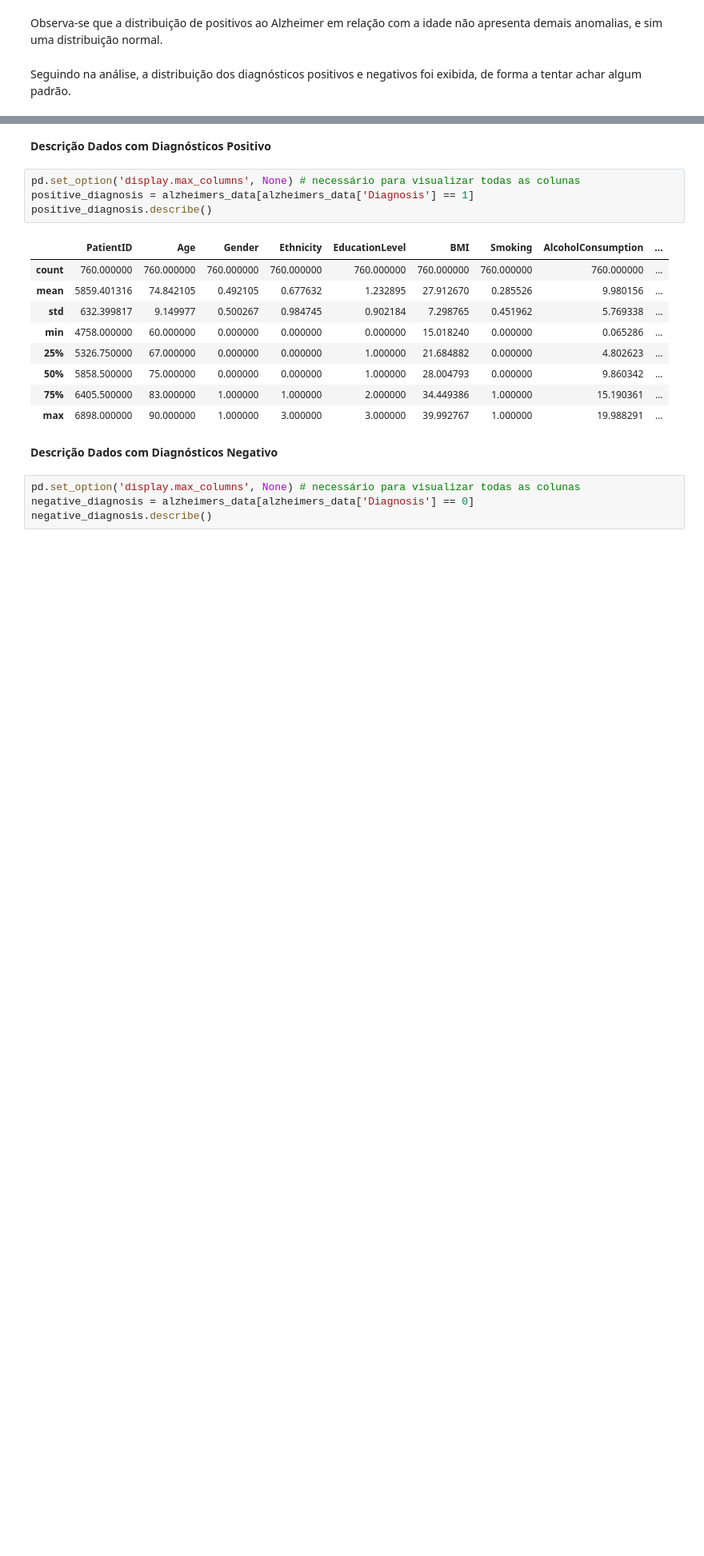
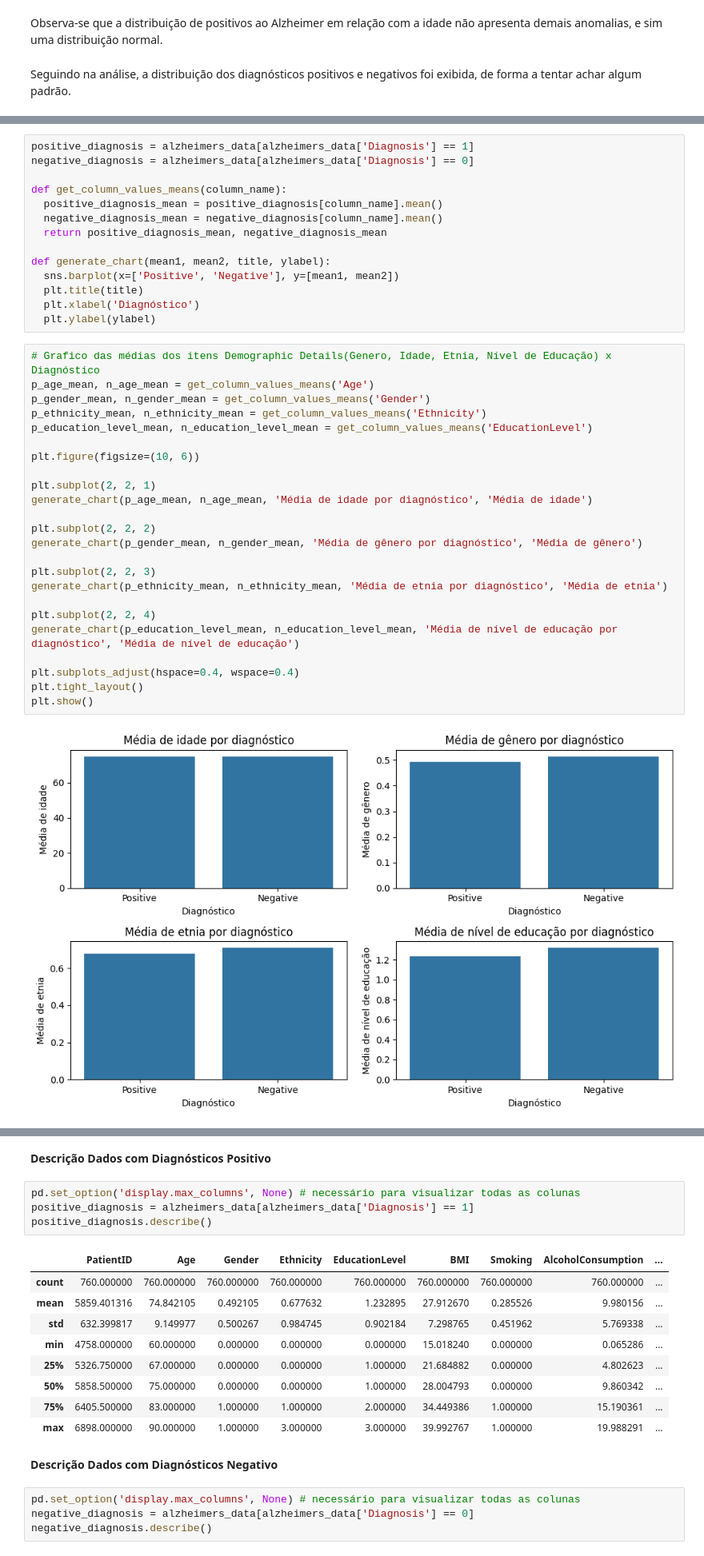
Before and after one commit to RafaelHKlauck/ciencia-de-dados, a Jupyter notebook: trabalhoGA/alzheimers_disease.ipynb, the cells around one changed output, grey strips where cells are left out. Shown at 80% size. Drawn from its saved outputs; the diff is of its cells as text; blank space fills up the shorter version.

Commit message:
add charts of averages and remove extra venv

```diff
--- a/trabalhoGA/alzheimers_disease.ipynb
+++ b/trabalhoGA/alzheimers_disease.ipynb
@@ -282,0 +293,40 @@ Seguindo na análise, a distribuição dos diagnósticos positivos e negativos f
+# %%
+positive_diagnosis = alzheimers_data[alzheimers_data['Diagnosis'] == 1]
+negative_diagnosis = alzheimers_data[alzheimers_data['Diagnosis'] == 0]
+
+def get_column_values_means(column_name):
+  positive_diagnosis_mean = positive_diagnosis[column_name].mean()
+  negative_diagnosis_mean = negative_diagnosis[column_name].mean()
+  return positive_diagnosis_mean, negative_diagnosis_mean
+
+def generate_chart(mean1, mean2, title, ylabel):
+  sns.barplot(x=['Positive', 'Negative'], y=[mean1, mean2])
+  plt.title(title)
+  plt.xlabel('Diagnóstico')
+  plt.ylabel(ylabel)
+# %%
+# Grafico das médias dos itens Demographic Details(Genero, Idade, Etnia, Nível de Educação) x Diagnóstico
+p_age_mean, n_age_mean = get_column_values_means('Age')
+p_gender_mean, n_gender_mean = get_column_values_means('Gender')
+p_ethnicity_mean, n_ethnicity_mean = get_column_values_means('Ethnicity')
+p_education_level_mean, n_education_level_mean = get_column_values_means('EducationLevel')
+
+plt.figure(figsize=(10, 6))
+
+plt.subplot(2, 2, 1)
+generate_chart(p_age_mean, n_age_mean, 'Média de idade por diagnóstico', 'Média de idade')
+
+plt.subplot(2, 2, 2)
+generate_chart(p_gender_mean, n_gender_mean, 'Média de gênero por diagnóstico', 'Média de gênero')
+
+plt.subplot(2, 2, 3)
+generate_chart(p_ethnicity_mean, n_ethnicity_mean, 'Média de etnia por diagnóstico', 'Média de etnia')
+
+plt.subplot(2, 2, 4)
+generate_chart(p_education_level_mean, n_education_level_mean, 'Média de nível de educação por diagnóstico', 'Média de nível de educação')
+
+plt.subplots_adjust(hspace=0.4, wspace=0.4)
+plt.tight_layout()
+plt.show()
+# %% [output]
+[figure, added]
```
Also changed, not shown: parts of 8 cells of this notebook, 1 other file.
